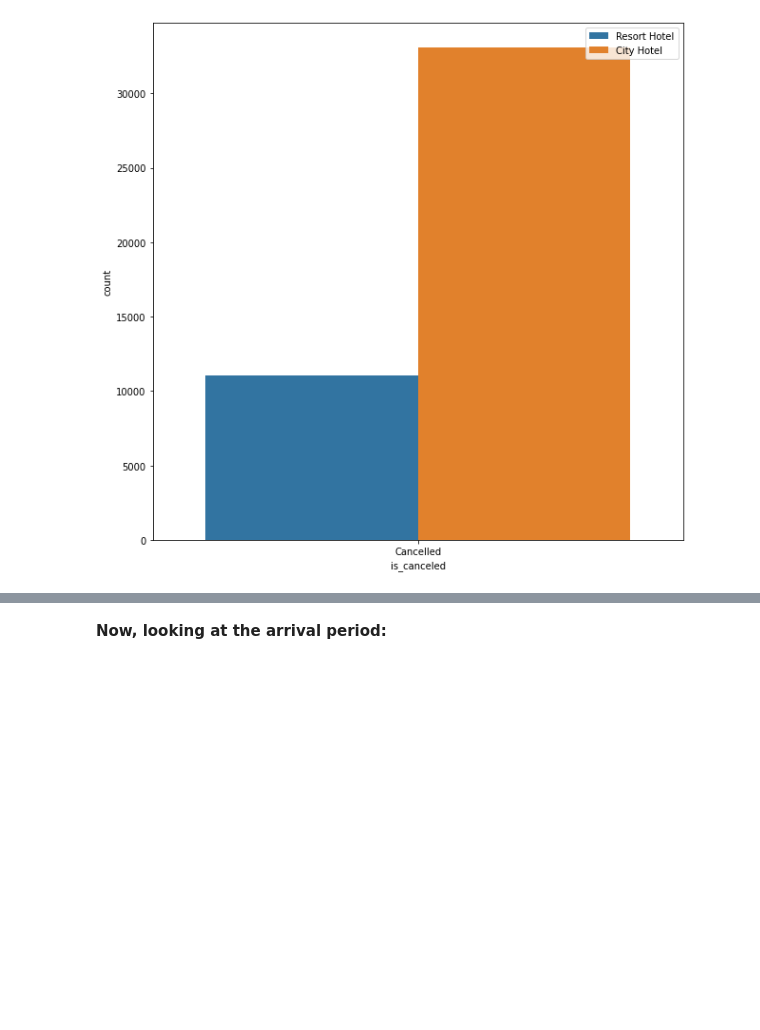
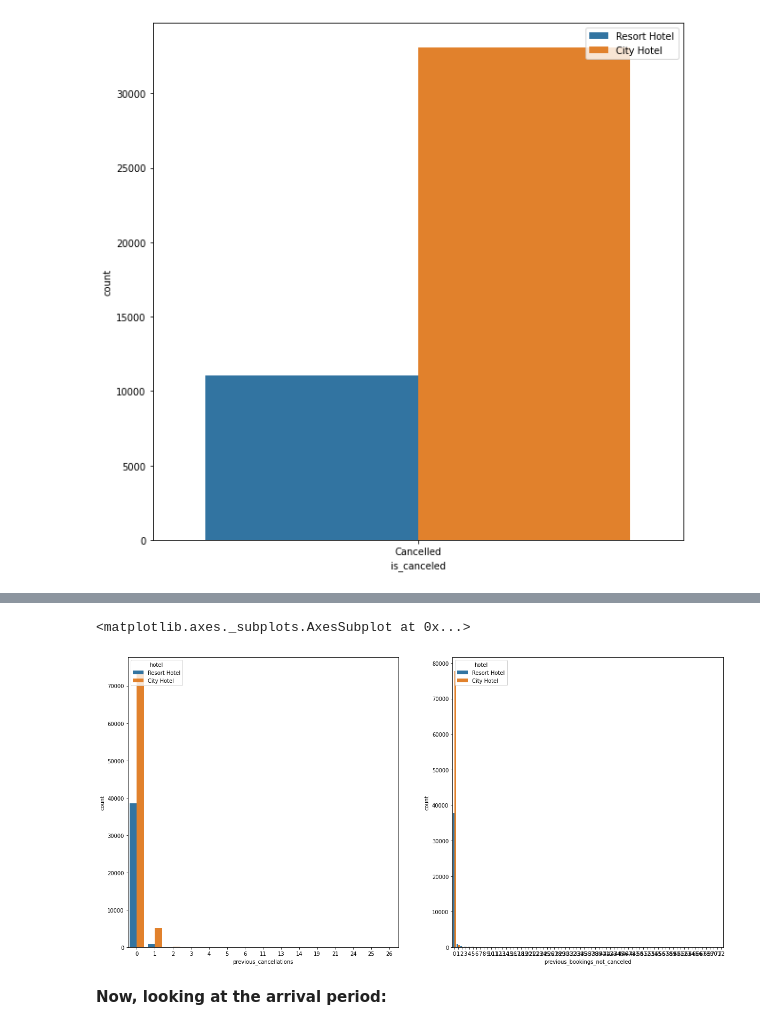
Before and after one commit to V-dit/EDA-hotel-booking-analysis, a Jupyter notebook: Hotel_Booking_Analysis_Capstone_Project.ipynb, the cells around one changed output, grey strips where cells are left out. Drawn from its saved outputs; the diff is of its cells as text; code cells hidden in the pictures; blank space fills up the shorter version.

```diff
--- a/Hotel_Booking_Analysis_Capstone_Project.ipynb
+++ b/Hotel_Booking_Analysis_Capstone_Project.ipynb
@@ -453,3 +462,7 @@ plt.legend(loc='upper right')
 # %% [output]
 <matplotlib.legend.Legend at 0x...>
 [figure]
+# %%
+# Previously Cancelled
+a111 = df_nonull[['hotel', 'previous_cancellations', 'previous_bookings_not_canceled']]
+a111.describe()
@@ -456,3 +479,13 @@ plt.legend(loc='upper right')
+# %%
+# Plotting the above data
+plt.figure(figsize=(20,10))
+plt.subplot(1,2,1)
+sns.countplot(data = a111, x = 'previous_cancellations', hue = 'hotel')
+plt.subplot(1,2,2)
+sns.countplot(data = a111, x = 'previous_bookings_not_canceled', hue = 'hotel')
+# %% [output]
+<matplotlib.axes._subplots.AxesSubplot at 0x...>
+[figure, added]
 # %% [markdown]
 **Now, looking at the arrival period:**
 # %%
```
Also changed, not shown: parts of 4 cells of this notebook.
